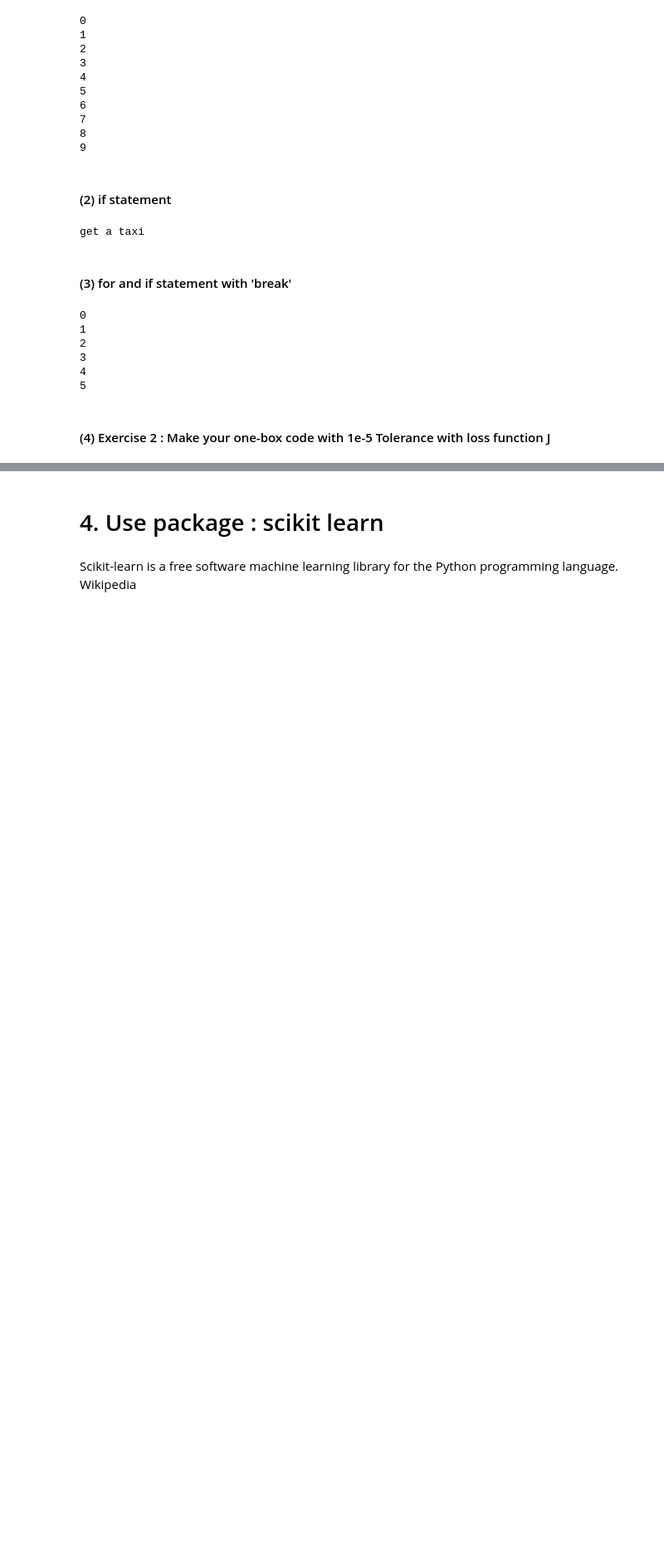
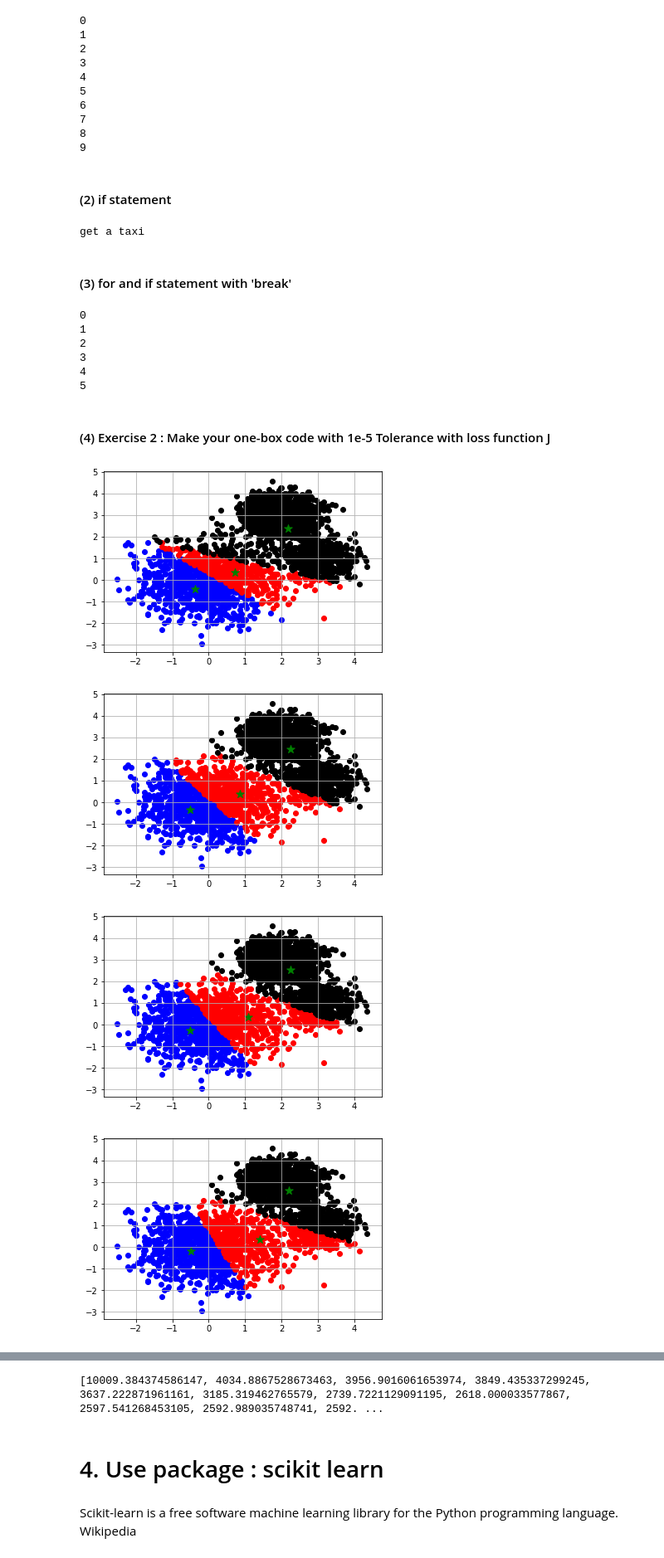
Before and after one commit to Choi-1/Topics-in-Algebra, a Jupyter notebook: kMeans/k_means_11.1&11.8.ipynb, the cells around one changed output, grey strips where cells are left out. Shown at 83% size. Saved outputs shown, nothing was run; the diff lists cells and outputs as text; code cells hidden in the pictures; blank space fills up the shorter version.

```diff
--- a/kMeans/k_means_11.1&11.8.ipynb
+++ b/kMeans/k_means_11.1&11.8.ipynb
@@ -158,3 +168,62 @@ for i in range(10):
 5
 # %% [markdown]
 #### (4) Exercise 2 : Make your one-box code with 1e-5 Tolerance with loss function J
+# %%
+import numpy as np
+import matplotlib.pyplot as plt
+
+X_data = np.load('data_3kinds.npy')
+
+
+# parameters
+k = 3
+iterations = 20
+J = []
+
+
+
+#step1) initialize center
+index = np.random.randint(0, len(X_data), size=k)
+mu = X_data[index]
+
+
+for i in range(iterations):
+
+
+    #step2) clustering
+    a = np.sqrt(np.sum((X_data - mu[0])**2, axis=1)).reshape(-1,1)
+    b = np.sqrt(np.sum((X_data - mu[1])**2, axis=1)).reshape(-1,1)
+    c = np.sqrt(np.sum((X_data - mu[2])**2, axis=1)).reshape(-1,1)
+    dist = np.vstack([a.T, b.T, c.T])
+    cluster = np.argmin(dist, axis=0)
+
+
+    #step3) find new center
+    mu = []
+    for l in range(k):
+        mu.append(np.average(X_data[cluster==l], axis=0))
+
+
+    #print loss
+    J.append(np.sum((np.min(dist, axis=0))**2))
+
+    if i>0:
+        if abs(J[i]-J[i-1]) < 1e-5:
+            break
+
+    #draw picture
+    plt.figure()
+    plt.scatter(X_data[cluster==0][:,0], X_data[cluster==0][:,1], c='b')
+    plt.scatter(X_data[cluster==1][:,0], X_data[cluster==1][:,1], c='r')
+    plt.scatter(X_data[cluster==2][:,0], X_data[cluster==2][:,1], c='k')
+    plt.scatter(mu[0][0],mu[0][1], color ='green', marker="*", s=100 )
+    plt.scatter(mu[1][0],mu[1][1], color ='green', marker="*", s=100 )
+    plt.scatter(mu[2][0],mu[2][1], color ='green', marker="*", s=100 )
+    plt.grid()
+    plt.show()
+print(J)
+# %% [output]
+[figure, added]
+[figure, added]
+[figure, added]
+[figure, added]
@@ -161,3 +239,4 @@ for i in range(10):
+[10009.384374586147, 4034.8867528673463, 3956.9016061653974, 3849.435337299245, 3637.222871961161, 3185.319462765579, 2739.7221129091195, 2618.000033577867, 2597.541268453105, 2592.989035748741, 2592. ...
 # %% [markdown]
 # 4. Use package : scikit learn
 # %% [markdown]
```
Also changed, not shown: parts of 12 cells of this notebook.
